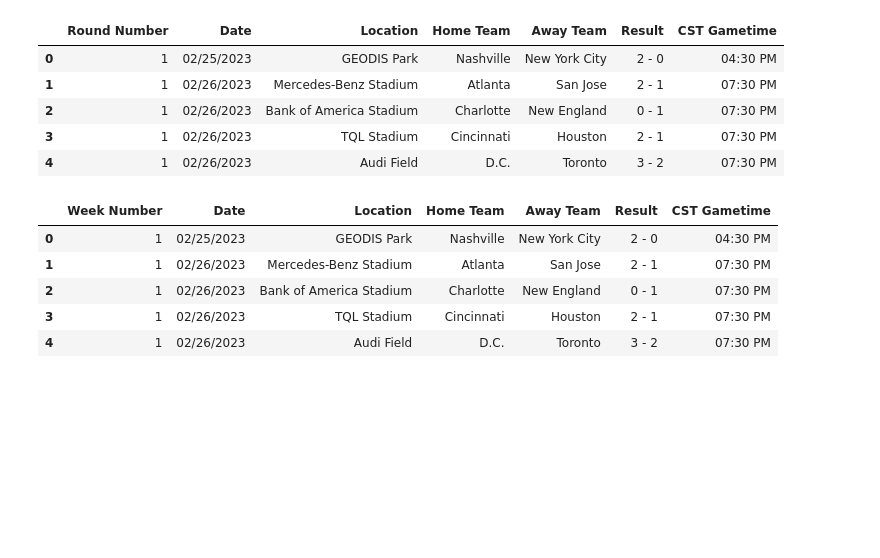
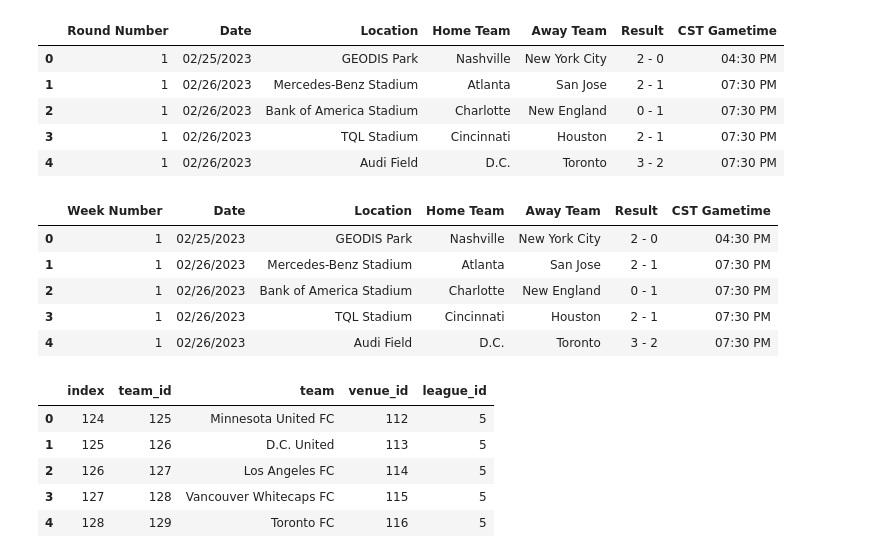
Before and after one commit to lucasjfsmith/pro-venue-tracker, a Jupyter notebook: mls_schedule.ipynb, the cells around one changed output. Drawn from its saved outputs; the diff is of its cells as text; code cells hidden in the pictures; blank space fills up the shorter version.

```diff
--- a/mls_schedule.ipynb
+++ b/mls_schedule.ipynb
@@ -88,3 +88,18 @@ mls_df.head()
 | 2 | 1 | 02/26/2023 | Bank of America Stadium | Charlotte | New England | 0 - 1 | 07:30 PM |
 | 3 | 1 | 02/26/2023 | TQL Stadium | Cincinnati | Houston | 2 - 1 | 07:30 PM |
 | 4 | 1 | 02/26/2023 | Audi Field | D.C. | Toronto | 3 - 2 | 07:30 PM |
+# %%
+team_df = pd.read_csv('Resources/team.csv')
+
+# Take only mls teams and reset index
+
+mls_teams_df = team_df[team_df['league_id'] == 5].reset_index()
+
+mls_teams_df.head()
+# %% [output]
+|  | index | team_id | team | venue_id | league_id |
+| 0 | 124 | 125 | Minnesota United FC | 112 | 5 |
+| 1 | 125 | 126 | D.C. United | 113 | 5 |
+| 2 | 126 | 127 | Los Angeles FC | 114 | 5 |
+| 3 | 127 | 128 | Vancouver Whitecaps FC | 115 | 5 |
+| 4 | 128 | 129 | Toronto FC | 116 | 5 |
```
Also changed, not shown: parts of 7 cells of this notebook, 16 other files.
